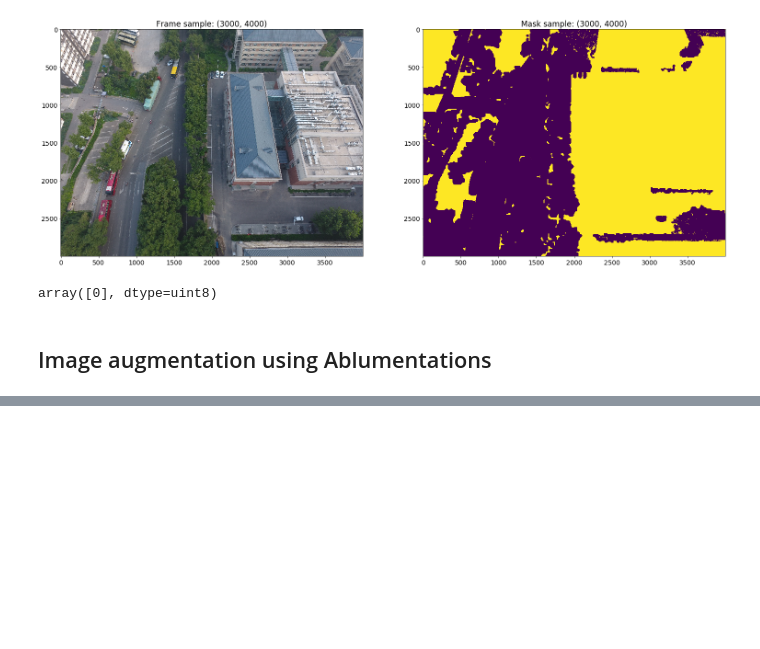
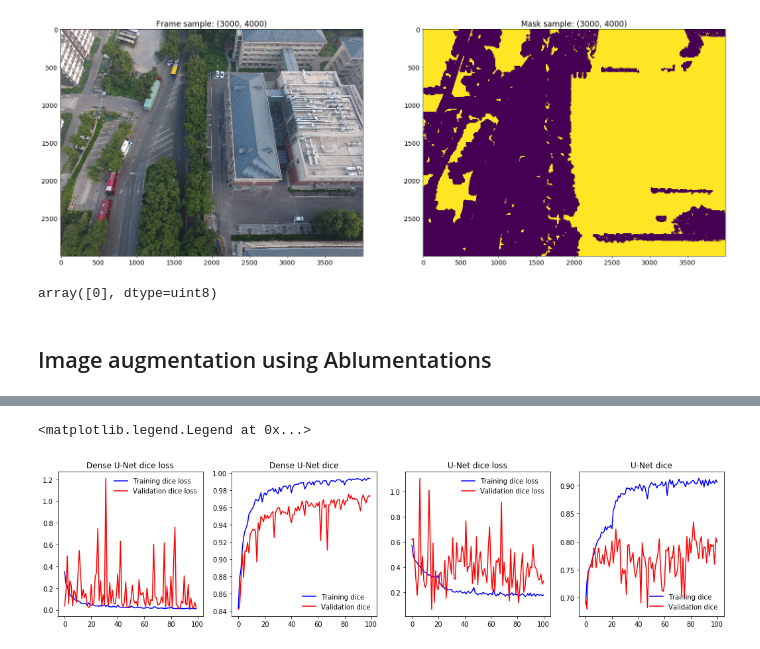
Before and after one commit to naivomah3/lab-cv, a Jupyter notebook: notebooks/image-preprocessing.ipynb, the cells around one changed output, grey strips where cells are left out. Saved outputs shown, nothing was run; the diff lists cells and outputs as text; code cells hidden in the pictures; blank space fills up the shorter version.

```diff
--- a/notebooks/image-preprocessing.ipynb
+++ b/notebooks/image-preprocessing.ipynb
@@ -190,0 +227,29 @@ apply_augmentation_exp(p=0.9,
+# %%
+fig = plt.figure(figsize=(18,4))
+# Dice Loss - UNET
+axs = fig.add_subplot(1, 4, 1)
+axs.plot(unet_scores['loss'], 'b', label='Training dice loss')
+axs.plot(unet_scores['val_loss'], 'r', label='Validation dice loss')
+axs.set_title('Dense U-Net dice loss')
+axs.legend(loc='upper right', frameon=False)
+# Dice - UNET
+axs = fig.add_subplot(1, 4, 2)
+axs.plot(unet_scores['dice'], 'b', label='Training dice')
+axs.plot(unet_scores['val_dice'], 'r', label='Validation dice')
+axs.set_title('Dense U-Net dice')
+axs.legend(loc='lower right', frameon=False)
+# Dice Loss - UNET
+axs = fig.add_subplot(1, 4, 3)
+axs.plot(bcd_scores['loss'], 'b', label='Training dice loss')
+axs.plot(bcd_scores['val_loss'], 'r', label='Validation dice loss')
+axs.set_title('U-Net dice loss')
+axs.legend(loc='upper right', frameon=False)
+# Dice - UNET
+axs = fig.add_subplot(1, 4, 4)
+axs.plot(bcd_scores['dice'], 'b', label='Training dice')
+axs.plot(bcd_scores['val_dice'], 'r', label='Validation dice')
+axs.set_title('U-Net dice')
+axs.legend(loc='lower right', frameon=False)
+# %% [output]
+<matplotlib.legend.Legend at 0x...>
+[figure, added]
```
Also changed, not shown: parts of 6 cells of this notebook, 5 other files.
